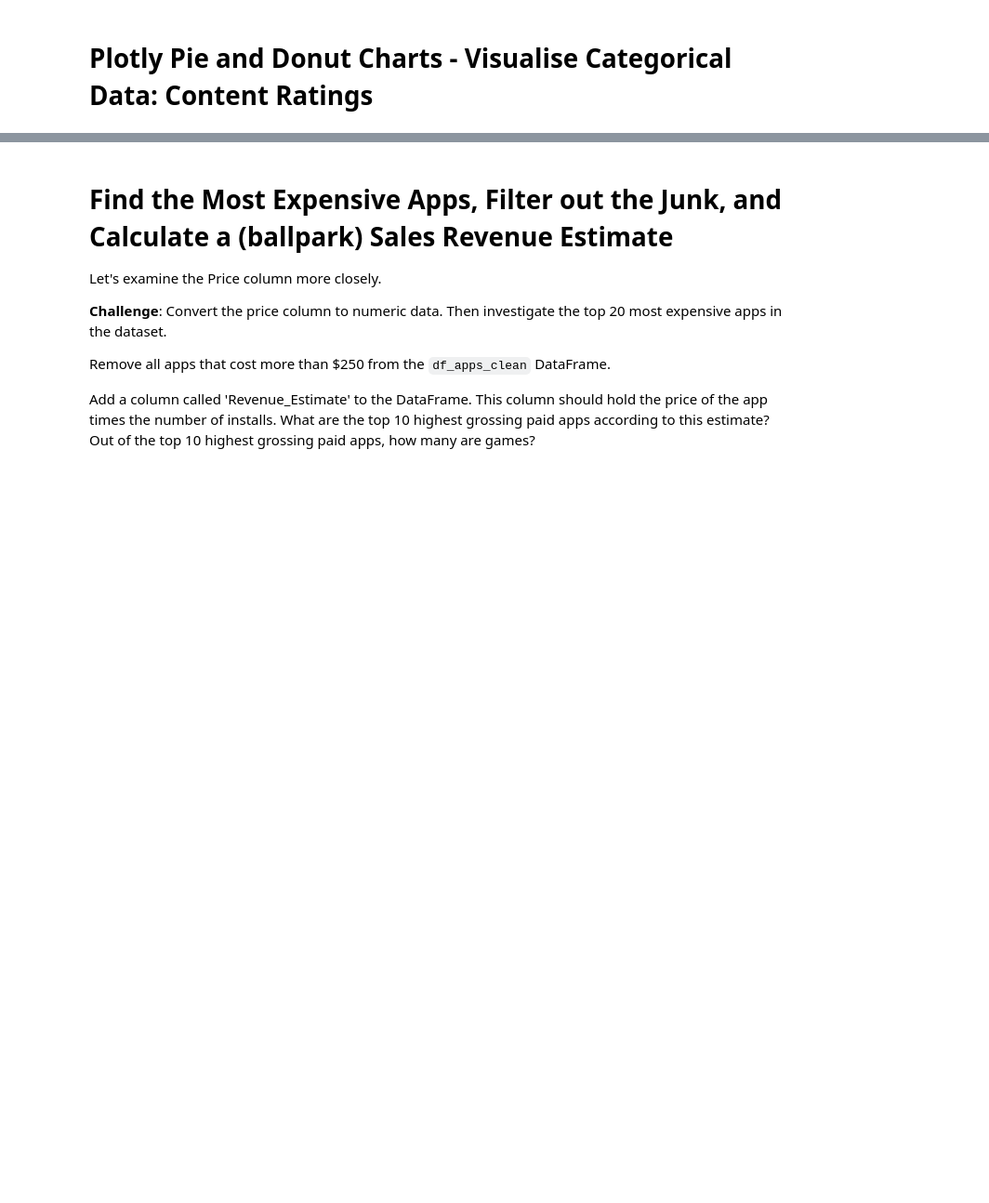
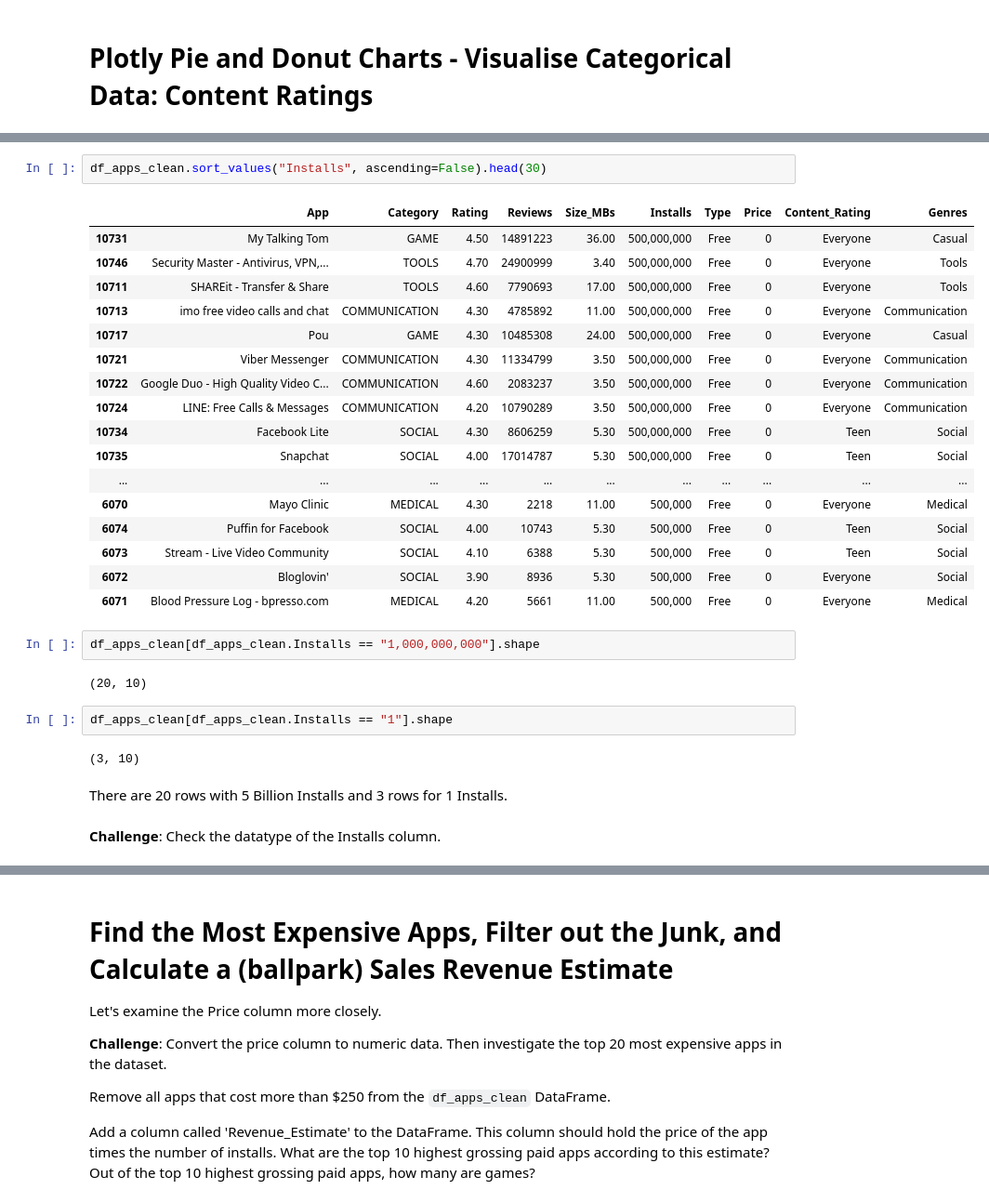
Before and after one commit to AHMAD-KHAIRI/python, a Jupyter notebook: day_96_google_playstore_project/Google Play Store App Analytics (start).ipynb, the cells around one changed output, grey strips where cells are left out. Shown: that part at 93% size. Drawn from its saved outputs; the diff is of its cells as text; blank space fills up the shorter version.

```diff
--- a/day_96_google_playstore_project/Google Play Store App Analytics (start).ipynb
+++ b/day_96_google_playstore_project/Google Play Store App Analytics (start).ipynb
@@ -165,0 +326,32 @@ df_apps_clean.shape
+# %%
+df_apps_clean.sort_values("Installs", ascending=False).head(30)
+# %% [output]
+|  | App | Category | Rating | Reviews | Size_MBs | Installs | Type | Price | Content_Rating | Genres |
+| 10731 | My Talking Tom | GAME | 4.50 | 14891223 | 36.00 | 500,000,000 | Free | 0 | Everyone | Casual |
+| 10746 | Security Master - Antivirus, VPN,... | TOOLS | 4.70 | 24900999 | 3.40 | 500,000,000 | Free | 0 | Everyone | Tools |
+| 10711 | SHAREit - Transfer & Share | TOOLS | 4.60 | 7790693 | 17.00 | 500,000,000 | Free | 0 | Everyone | Tools |
+| 10713 | imo free video calls and chat | COMMUNICATION | 4.30 | 4785892 | 11.00 | 500,000,000 | Free | 0 | Everyone | Communication |
+| 10717 | Pou | GAME | 4.30 | 10485308 | 24.00 | 500,000,000 | Free | 0 | Everyone | Casual |
+| 10721 | Viber Messenger | COMMUNICATION | 4.30 | 11334799 | 3.50 | 500,000,000 | Free | 0 | Everyone | Communication |
+| 10722 | Google Duo - High Quality Video C... | COMMUNICATION | 4.60 | 2083237 | 3.50 | 500,000,000 | Free | 0 | Everyone | Communication |
+| 10724 | LINE: Free Calls & Messages | COMMUNICATION | 4.20 | 10790289 | 3.50 | 500,000,000 | Free | 0 | Everyone | Communication |
+| 10734 | Facebook Lite | SOCIAL | 4.30 | 8606259 | 5.30 | 500,000,000 | Free | 0 | Teen | Social |
+| 10735 | Snapchat | SOCIAL | 4.00 | 17014787 | 5.30 | 500,000,000 | Free | 0 | Teen | Social |
+| ... | ... | ... | ... | ... | ... | ... | ... | ... | ... | ... |
+| 6070 | Mayo Clinic | MEDICAL | 4.30 | 2218 | 11.00 | 500,000 | Free | 0 | Everyone | Medical |
+| 6074 | Puffin for Facebook | SOCIAL | 4.00 | 10743 | 5.30 | 500,000 | Free | 0 | Teen | Social |
+| 6073 | Stream - Live Video Community | SOCIAL | 4.10 | 6388 | 5.30 | 500,000 | Free | 0 | Teen | Social |
+| 6072 | Bloglovin' | SOCIAL | 3.90 | 8936 | 5.30 | 500,000 | Free | 0 | Everyone | Social |
+| 6071 | Blood Pressure Log - bpresso.com | MEDICAL | 4.20 | 5661 | 11.00 | 500,000 | Free | 0 | Everyone | Medical |
+# %%
+df_apps_clean[df_apps_clean.Installs == "1,000,000,000"].shape
+# %% [output]
+(20, 10)
+# %%
+df_apps_clean[df_apps_clean.Installs == "1"].shape
+# %% [output]
+(3, 10)
+# %% [markdown]
+There are 20 rows with 5 Billion Installs and 3 rows for 1 Installs.
+# %% [markdown]
+**Challenge**: Check the datatype of the Installs column.
```
Also changed, not shown: parts of 79 cells of this notebook.
